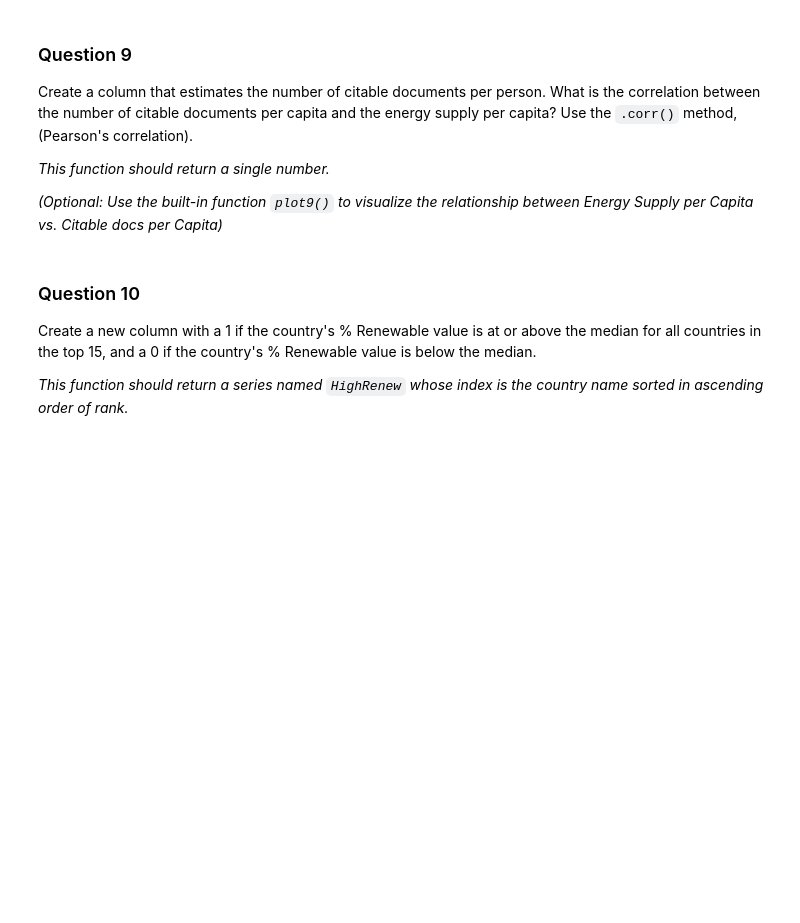
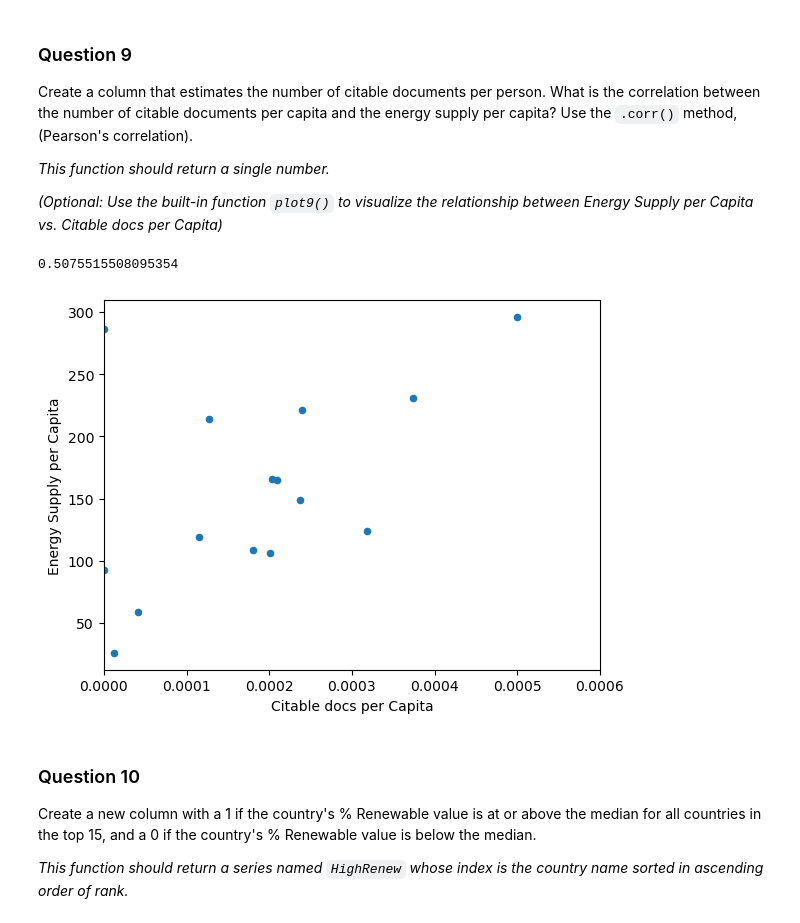
Before and after one commit to Abdoelabassi/Michigan-python-data-science, a Jupyter notebook: Week3/course1_assignment3/assignment3.ipynb, the cells around one changed output. Drawn from its saved outputs; the diff is of its cells as text; code cells hidden in the pictures; blank space fills up the shorter version.

```diff
--- a/Week3/course1_assignment3/assignment3.ipynb
+++ b/Week3/course1_assignment3/assignment3.ipynb
@@ -56,7 +56,7 @@ def answer_one():
     # rename columns
     Energy = Energy.rename(columns={
         "Unnamed: 2": "Country",
-        "Engery Supply per capita":"Energy Supply per Capita",
+        "Energy Supply per capita":"Energy Supply per Capita",
         "Renewable Electricity Production":"% Renewable"})
     # convert energy supply to gigajoules: 1 PJ = 1000000 GJ
     Energy = Energy.drop(0)
@@ -350,12 +355,26 @@ def answer_nine():
+# %%
+def answer_nine():
+    # YOUR CODE HERE
+    df = answer_one()
+    df["Capita"] = df["Energy Supply"] / df["Energy Supply per Capita"]
+    df["Citable per Capita"] = df["Citable documents"] / df["Capita"]
+    corr_ = df["Citable per Capita"].corr(df["Energy Supply per Capita"])
+    return corr_
+answer_nine()
+# %% [output]
+0.5075515508095354
 # %%
 def plot9():
     import matplotlib as plt
     %matplotlib inline
 
     Top15 = answer_one()
     Top15['PopEst'] = Top15['Energy Supply'] / Top15['Energy Supply per Capita']
     Top15['Citable docs per Capita'] = Top15['Citable documents'] / Top15['PopEst']
     Top15.plot(x='Citable docs per Capita', y='Energy Supply per Capita', kind='scatter', xlim=[0, 0.0006])
+plot9()
+# %% [output]
+[figure, added]
 # %%
 assert answer_nine() >= -1. and answer_nine() <= 1., "Q9: A valid correlation should between -1 to 1!"
 # %% [markdown]
```
Also changed, not shown: parts of 7 cells of this notebook.
